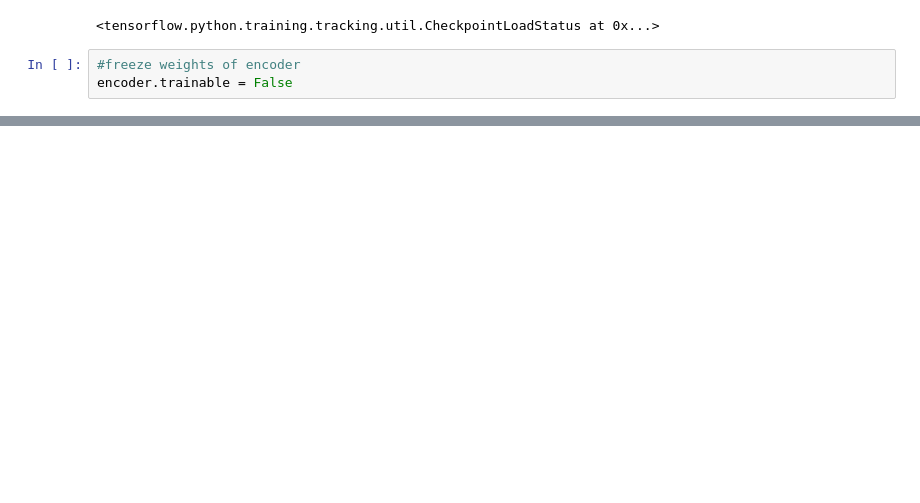
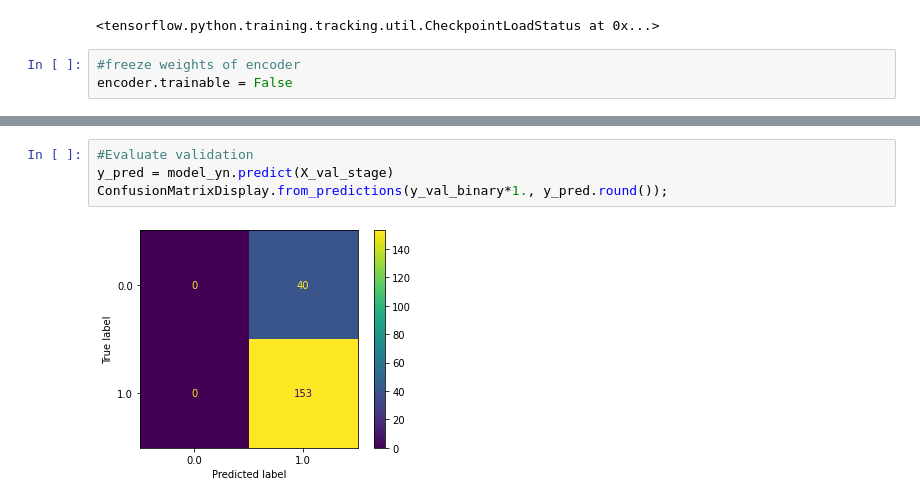
Before and after one commit to aanchal0431/chatbot, a Jupyter notebook: SEP_728_Chatbot_transformer_keras.ipynb, the cells around one changed output, grey strips where cells are left out. Saved outputs shown, nothing was run; the diff lists cells and outputs as text; blank space fills up the shorter version.

```diff
--- a/SEP_728_Chatbot_transformer_keras.ipynb
+++ b/SEP_728_Chatbot_transformer_keras.ipynb
@@ -1601,0 +1696,6 @@ Epoch 1/10
+# %%
+#Evaluate validation
+y_pred = model_yn.predict(X_val_stage)
+ConfusionMatrixDisplay.from_predictions(y_val_binary*1., y_pred.round());
+# %% [output]
+[figure, added]
```
Also changed, not shown: parts of 21 cells of this notebook.
